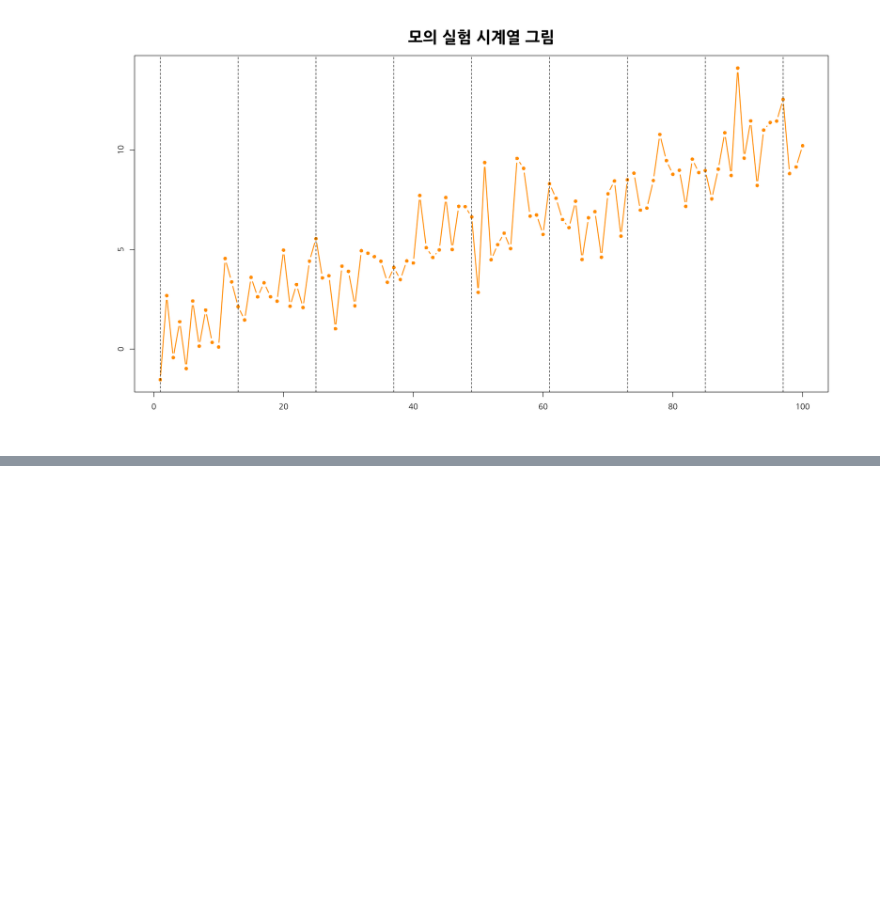
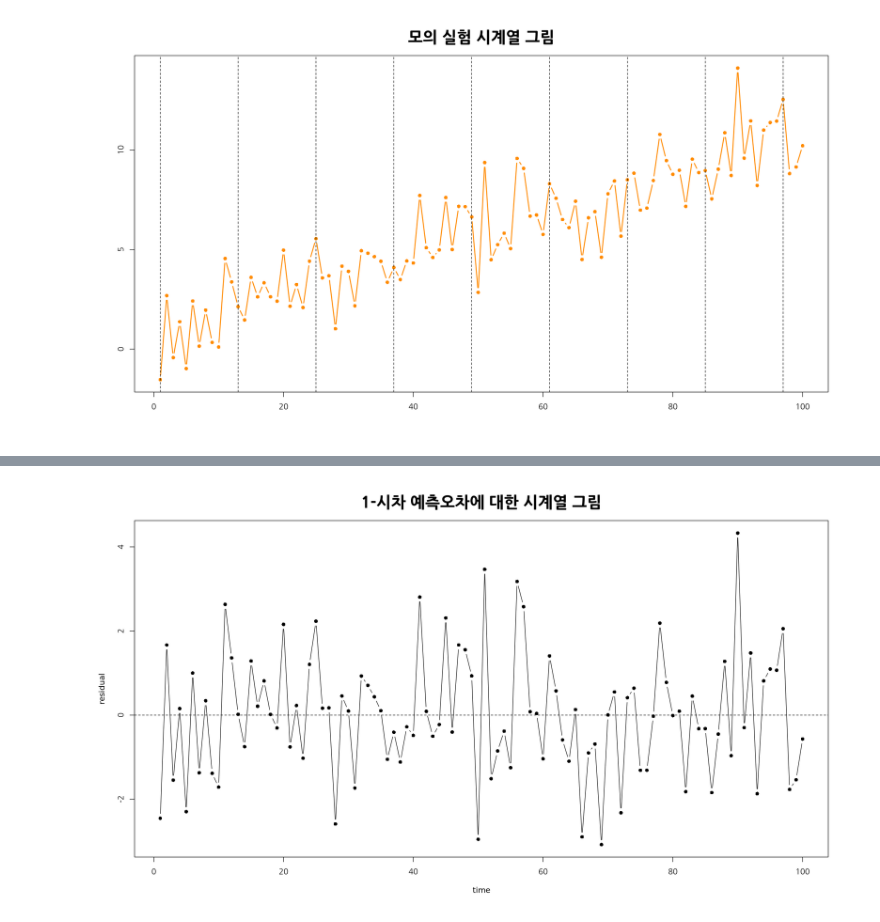
Before and after one commit to HollyRiver/TS2024, a Jupyter notebook: hw/code.ipynb, the cells around one changed output, grey strips where cells are left out. Drawn from its saved outputs; the diff is of its cells as text; code cells hidden in the pictures; blank space fills up the shorter version.

```diff
--- a/hw/code.ipynb
+++ b/hw/code.ipynb
@@ -346,0 +321,4 @@ abline(v = seq(1, 120, by = 12), lty = 2) ## 계절성 판단
+# %%
+## 모형 적합
+trend_model = lm(z~t, dt)
+summary(trend_model)
@@ -346,0 +343,11 @@ abline(v = seq(1, 120, by = 12), lty = 2) ## 계절성 판단
+# %%
+## 잔차 그림
+plot(dt$t, resid(trend_model), type = 'b', pch = 16, xlab = 'time', ylab = 'residual',
+     main = '1-시차 예측오차에 대한 시계열 그림', cex.main = 2)
+abline(h = 0, lty = 2)
+## 잔차 분석
+dwtest(trend_model, alternative = "two.sided")
+shapiro.test(resid(trend_model))
+bptest(trend_model)
+# %% [output]
+[figure, added]
```
Also changed, not shown: parts of 9 cells of this notebook.
